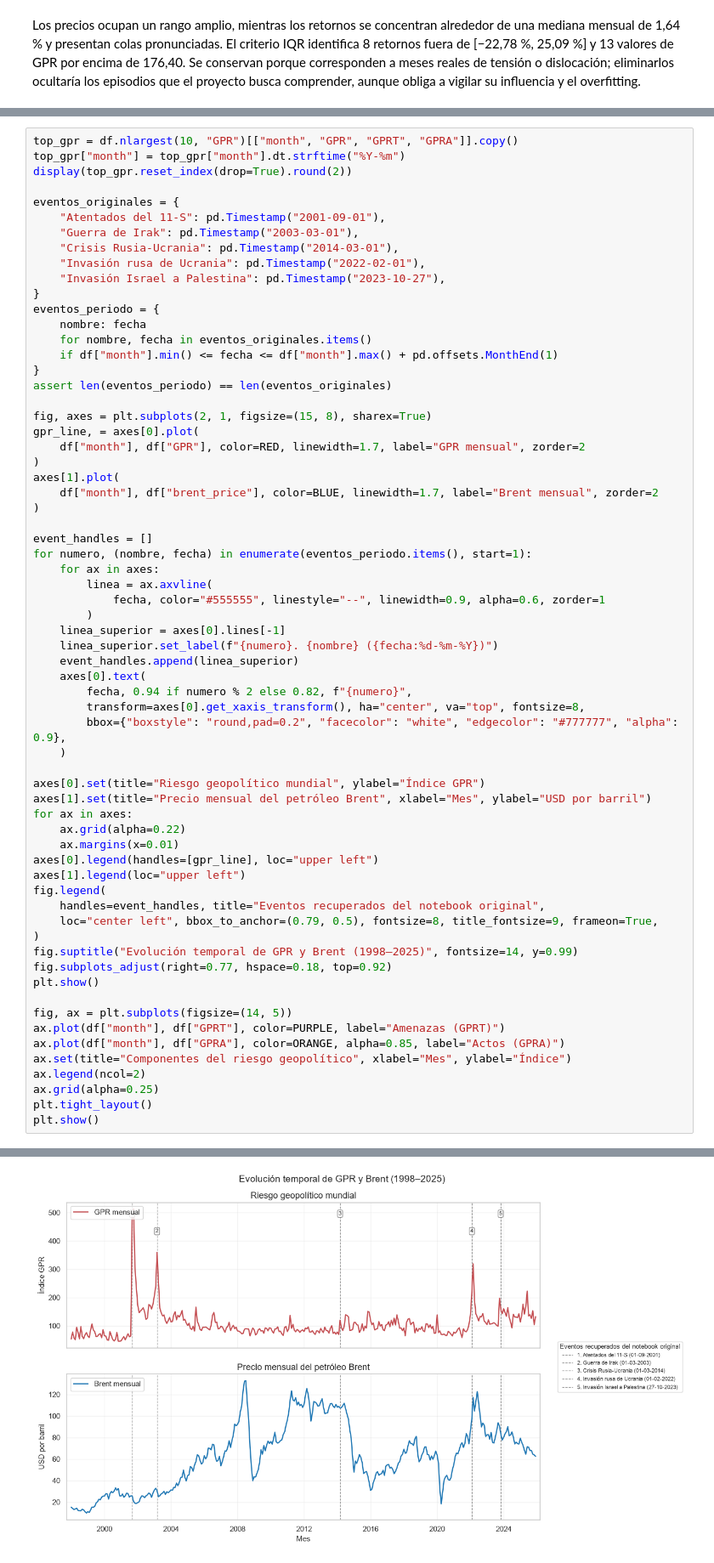
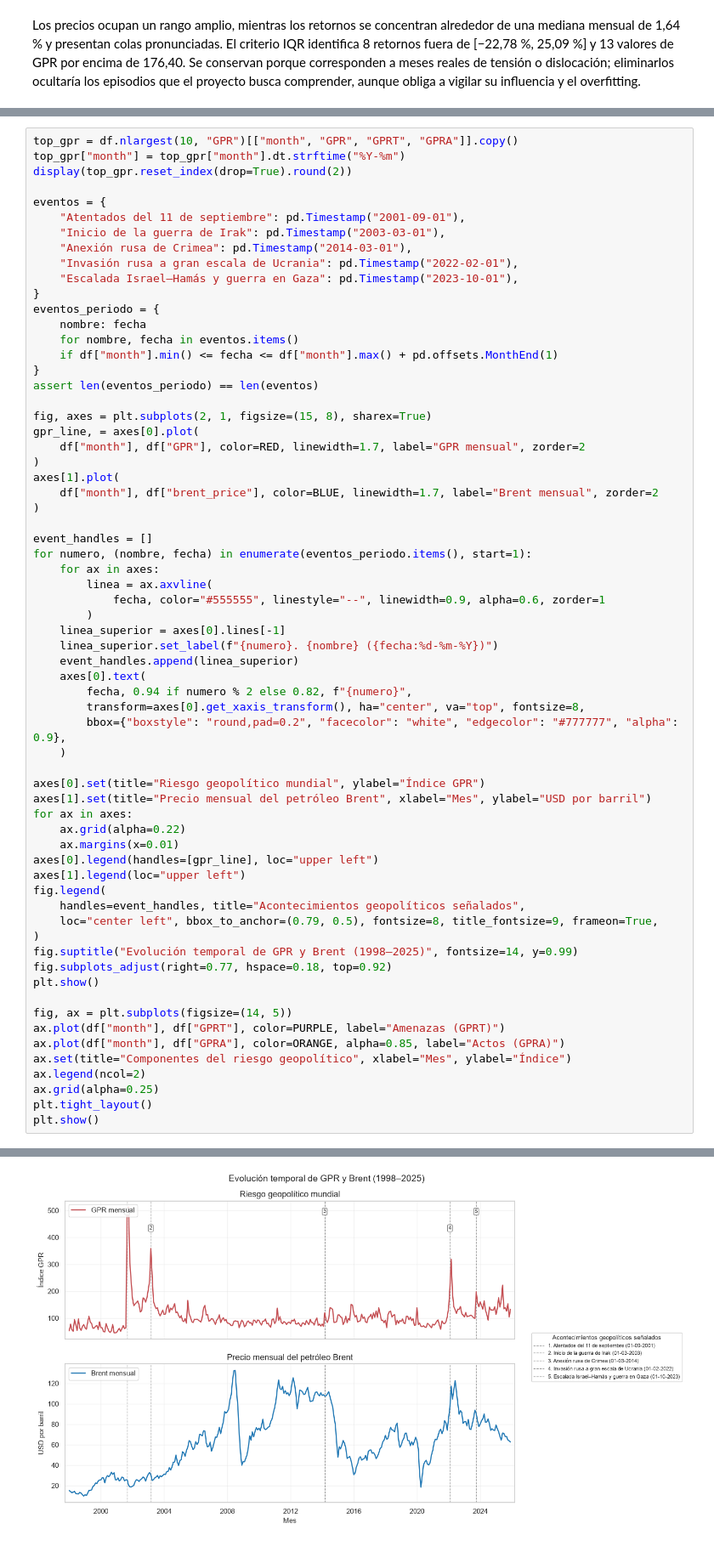
Before and after one commit to daira-o/brent-geopolitical-risk-predictor, a Jupyter notebook: notebooks/02_exploracion_datos.ipynb, the cells around one changed output, grey strips where cells are left out. Shown at 85% size. Drawn from its saved outputs; the diff is of its cells as text.

Commit message:
fix: corregir inconsistencias en notebooks y documentacion

```diff
--- a/notebooks/02_exploracion_datos.ipynb
+++ b/notebooks/02_exploracion_datos.ipynb
@@ -201,19 +201,19 @@ top_gpr = df.nlargest(10, "GPR")[["month", "GPR", "GPRT", "GPRA"]].copy()
 top_gpr["month"] = top_gpr["month"].dt.strftime("%Y-%m")
 display(top_gpr.reset_index(drop=True).round(2))
 
-eventos_originales = {
-    "Atentados del 11-S": pd.Timestamp("2001-09-01"),
-    "Guerra de Irak": pd.Timestamp("2003-03-01"),
-    "Crisis Rusia-Ucrania": pd.Timestamp("2014-03-01"),
-    "Invasión rusa de Ucrania": pd.Timestamp("2022-02-01"),
-    "Invasión Israel a Palestina": pd.Timestamp("2023-10-27"),
+eventos = {
+    "Atentados del 11 de septiembre": pd.Timestamp("2001-09-01"),
+    "Inicio de la guerra de Irak": pd.Timestamp("2003-03-01"),
+    "Anexión rusa de Crimea": pd.Timestamp("2014-03-01"),
+    "Invasión rusa a gran escala de Ucrania": pd.Timestamp("2022-02-01"),
+    "Escalada Israel–Hamás y guerra en Gaza": pd.Timestamp("2023-10-01"),
 }
 eventos_periodo = {
     nombre: fecha
-    for nombre, fecha in eventos_originales.items()
+    for nombre, fecha in eventos.items()
     if df["month"].min() <= fecha <= df["month"].max() + pd.offsets.MonthEnd(1)
 }
-assert len(eventos_periodo) == len(eventos_originales)
+assert len(eventos_periodo) == len(eventos)
 
 fig, axes = plt.subplots(2, 1, figsize=(15, 8), sharex=True)
 gpr_line, = axes[0].plot(
@@ -245,34 +245,34 @@ for ax in axes:
     ax.margins(x=0.01)
 axes[0].legend(handles=[gpr_line], loc="upper left")
 axes[1].legend(loc="upper left")
 fig.legend(
-    handles=event_handles, title="Eventos recuperados del notebook original",
+    handles=event_handles, title="Acontecimientos geopolíticos señalados",
     loc="center left", bbox_to_anchor=(0.79, 0.5), fontsize=8, title_fontsize=9, frameon=True,
 )
 fig.suptitle("Evolución temporal de GPR y Brent (1998–2025)", fontsize=14, y=0.99)
 fig.subplots_adjust(right=0.77, hspace=0.18, top=0.92)
 plt.show()
 
 fig, ax = plt.subplots(figsize=(14, 5))
 ax.plot(df["month"], df["GPRT"], color=PURPLE, label="Amenazas (GPRT)")
 ax.plot(df["month"], df["GPRA"], color=ORANGE, alpha=0.85, label="Actos (GPRA)")
 ax.set(title="Componentes del riesgo geopolítico", xlabel="Mes", ylabel="Índice")
 ax.legend(ncol=2)
 ax.grid(alpha=0.25)
 plt.tight_layout()
 plt.show()
 # %% [output]
 |  | month | GPR | GPRT | GPRA |
 | 0 | 2001-10 | 512.53 | 261.35 | 854.07 |
 | 1 | 2001-09 | 498.65 | 260.17 | 841.18 |
 | 2 | 2003-03 | 358.71 | 362.41 | 429.14 |
 | 3 | 2022-03 | 318.95 | 403.71 | 250.96 |
 | 4 | 2001-11 | 306.79 | 149.80 | 509.75 |
 | 5 | 2003-04 | 255.78 | 212.61 | 331.60 |
 | 6 | 2003-02 | 239.61 | 296.76 | 213.08 |
 | 7 | 2001-12 | 236.10 | 126.20 | 381.97 |
 | 8 | 2025-06 | 222.59 | 288.16 | 183.73 |
 | 9 | 2022-02 | 216.16 | 320.61 | 105.22 |
-[figure, old version]
+[figure, new version]
 [figure]
 # %% [markdown]
```
Also changed, not shown: parts of 3 cells of this notebook, 3 other files.
